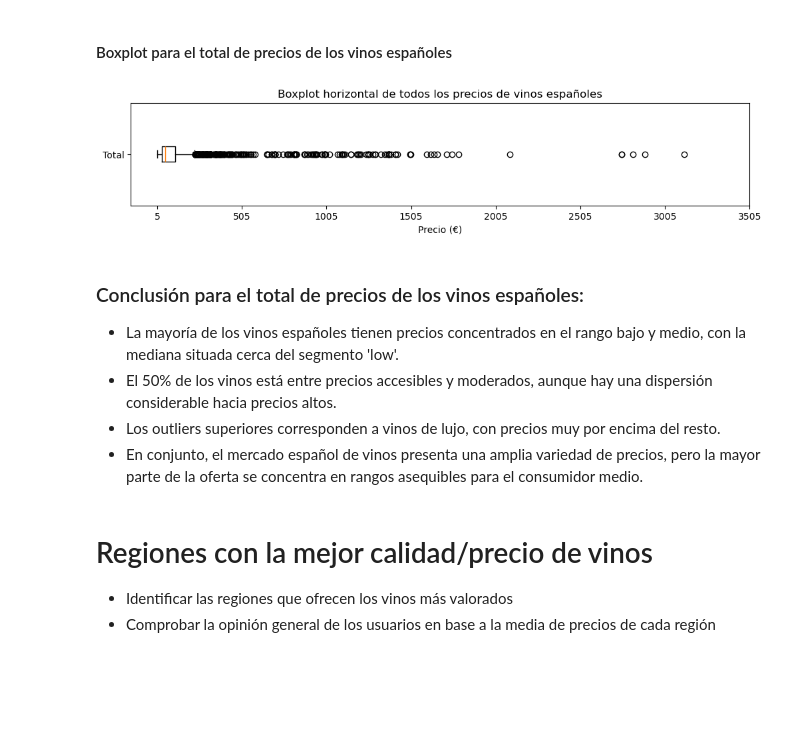
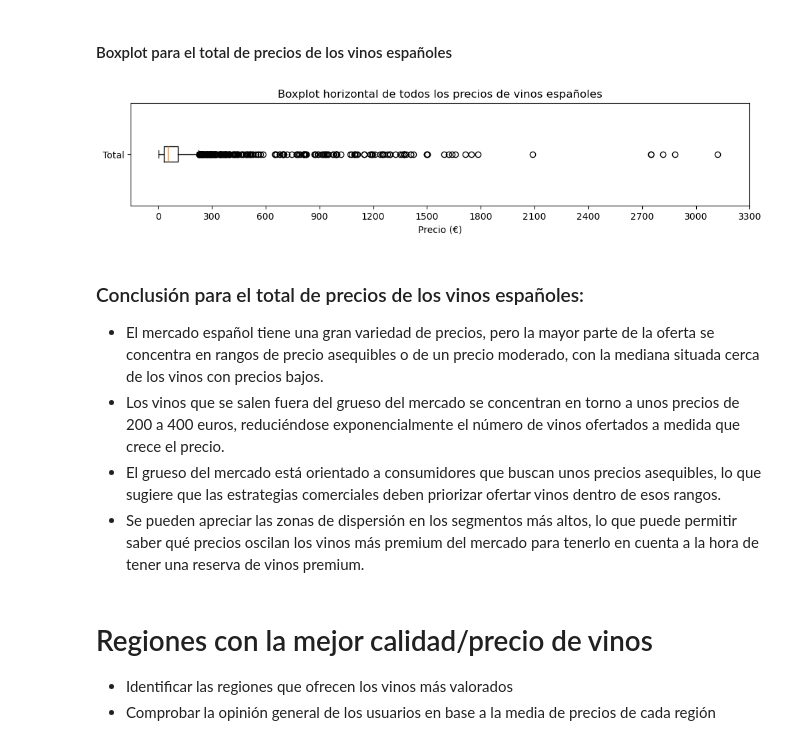
Before and after one commit to IRF1991/wine_test_dataset, a Jupyter notebook: notebooks/spanish_wine_visualization.ipynb, the cells around one changed output. Saved outputs shown, nothing was run; the diff lists cells and outputs as text; code cells hidden in the pictures; blank space fills up the shorter version.

Commit message:
ending of visualization section

```diff
--- a/notebooks/spanish_wine_visualization.ipynb
+++ b/notebooks/spanish_wine_visualization.ipynb
@@ -102,24 +104,25 @@ plt.show()
 #### Boxplot para el total de precios de los vinos españoles
 # %%
 # Boxplot horizontal para todos los precios
-all_prices = df['price']
+
+all_prices = df["price"]
 plt.figure(figsize=(12, 2))
 plt.boxplot(all_prices, vert=False)
 plt.title("Boxplot horizontal de todos los precios de vinos españoles")
-plt.xlabel('Precio (€)')
-min_tick = 5
+plt.xlabel("Precio (€)")
+min_tick = 0
 max_price = int(all_prices.max())
-plt.xticks(np.arange(min_tick, max_price+500, 500))
-plt.yticks([1], ['Total'])
+plt.xticks(np.arange(min_tick, max_price+300, 300))
+plt.yticks([1], ["Total"])
 plt.show()
 # %% [output]
-[figure, old version]
+[figure, new version]
 # %% [markdown]
 ### Conclusión para el total de precios de los vinos españoles:
-- La mayoría de los vinos españoles tienen precios concentrados en el rango bajo y medio, con la mediana situada cerca del segmento 'low'.
-- El 50% de los vinos está entre precios accesibles y moderados, aunque hay una dispersión considerable hacia precios altos.
-- Los outliers superiores corresponden a vinos de lujo, con precios muy por encima del resto.
-- En conjunto, el mercado español de vinos presenta una amplia variedad de precios, pero la mayor parte de la oferta se concentra en rangos asequibles para el consumidor medio.
+- El mercado español tiene una gran variedad de precios, pero la mayor parte de la oferta se concentra en rangos de precio asequibles o de un precio moderado, con la mediana situada cerca de los vinos con precios bajos.
+- Los vinos que se salen fuera del grueso del mercado se concentran en torno a unos precios de 200 a 400 euros, reduciéndose exponencialmente el número de vinos ofertados a medida que crece el precio.
+- El grueso del mercado está orientado a consumidores que buscan unos precios asequibles, lo que sugiere que las estrategias comerciales deben priorizar ofertar vinos dentro de esos rangos.
+- Se pueden apreciar las zonas de dispersión en los segmentos más altos, lo que puede permitir saber qué precios oscilan los vinos más premium del mercado para tenerlo en cuenta a la hora de tener una reserva de vinos premium.
 # %% [markdown]
 # Regiones con la mejor calidad/precio de vinos
 - Identificar las regiones que ofrecen los vinos más valorados
```
Also changed, not shown: parts of 12 cells of this notebook.
